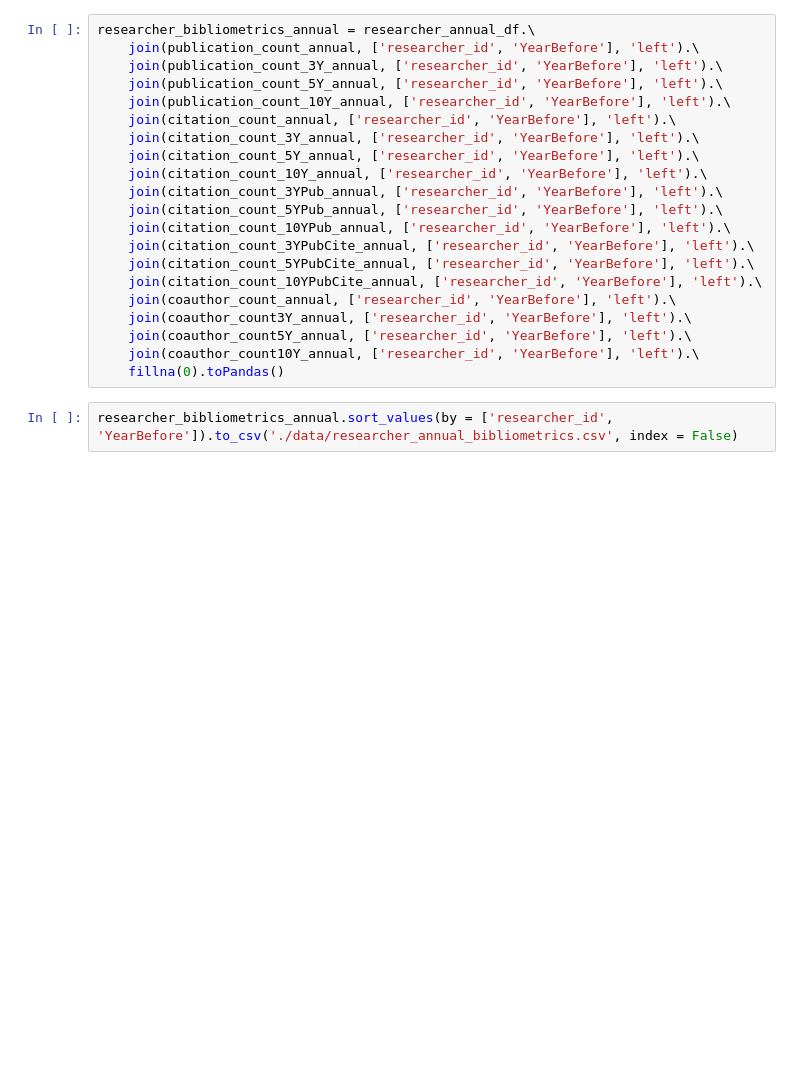
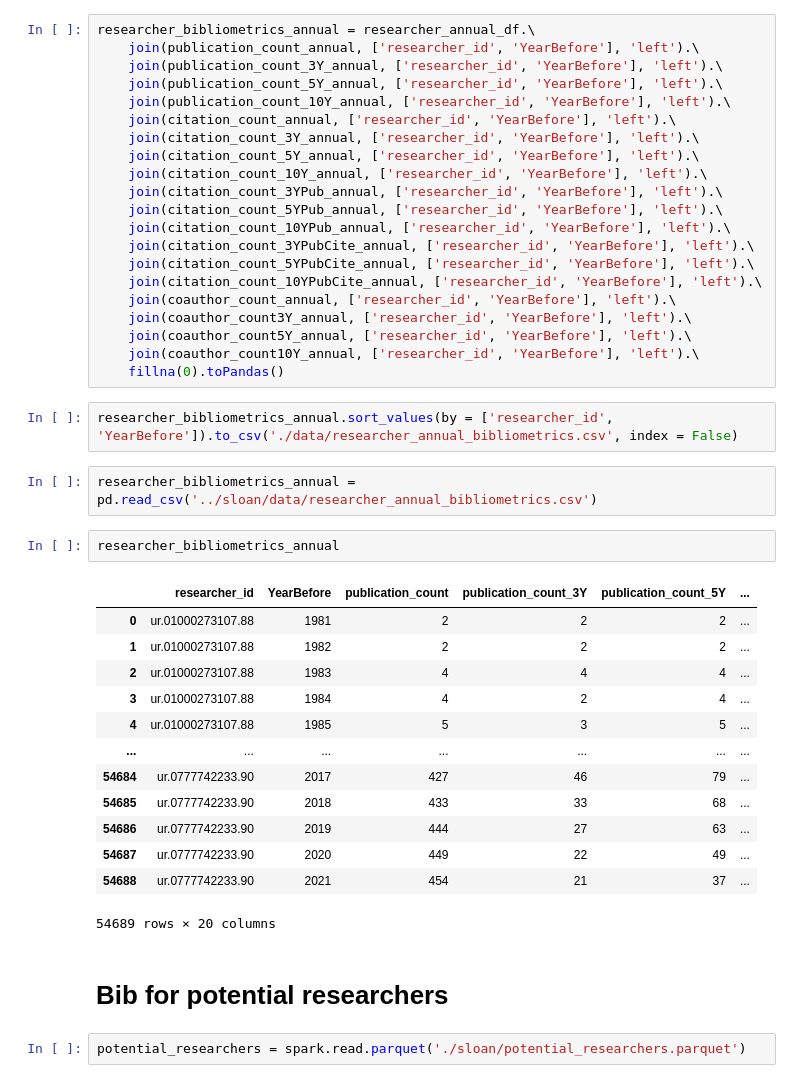
Before and after one commit to sciosci/sloan-lda-bib, a Jupyter notebook: bibliometric_features.ipynb, the cells around one changed output. Drawn from its saved outputs; the diff is of its cells as text; blank space fills up the shorter version.

```diff
--- a/bibliometric_features.ipynb
+++ b/bibliometric_features.ipynb
@@ -527,3 +527,25 @@ researcher_bibliometrics_annual = researcher_annual_df.\
     fillna(0).toPandas()
 # %%
 researcher_bibliometrics_annual.sort_values(by = ['researcher_id', 'YearBefore']).to_csv('./data/researcher_annual_bibliometrics.csv', index = False)
+# %%
+researcher_bibliometrics_annual = pd.read_csv('../sloan/data/researcher_annual_bibliometrics.csv')
+# %%
+researcher_bibliometrics_annual
+# %% [output]
+|  | researcher_id | YearBefore | publication_count | publication_count_3Y | publication_count_5Y | ... |
+| 0 | ur.01000273107.88 | 1981 | 2 | 2 | 2 | ... |
+| 1 | ur.01000273107.88 | 1982 | 2 | 2 | 2 | ... |
+| 2 | ur.01000273107.88 | 1983 | 4 | 4 | 4 | ... |
+| 3 | ur.01000273107.88 | 1984 | 4 | 2 | 4 | ... |
+| 4 | ur.01000273107.88 | 1985 | 5 | 3 | 5 | ... |
+| ... | ... | ... | ... | ... | ... | ... |
+| 54684 | ur.0777742233.90 | 2017 | 427 | 46 | 79 | ... |
+| 54685 | ur.0777742233.90 | 2018 | 433 | 33 | 68 | ... |
+| 54686 | ur.0777742233.90 | 2019 | 444 | 27 | 63 | ... |
+| 54687 | ur.0777742233.90 | 2020 | 449 | 22 | 49 | ... |
+| 54688 | ur.0777742233.90 | 2021 | 454 | 21 | 37 | ... |
+54689 rows × 20 columns
+# %% [markdown]
+# Bib for potential researchers
+# %%
+potential_researchers = spark.read.parquet('./sloan/potential_researchers.parquet')
```
Also changed, not shown: parts of 44 cells of this notebook.
